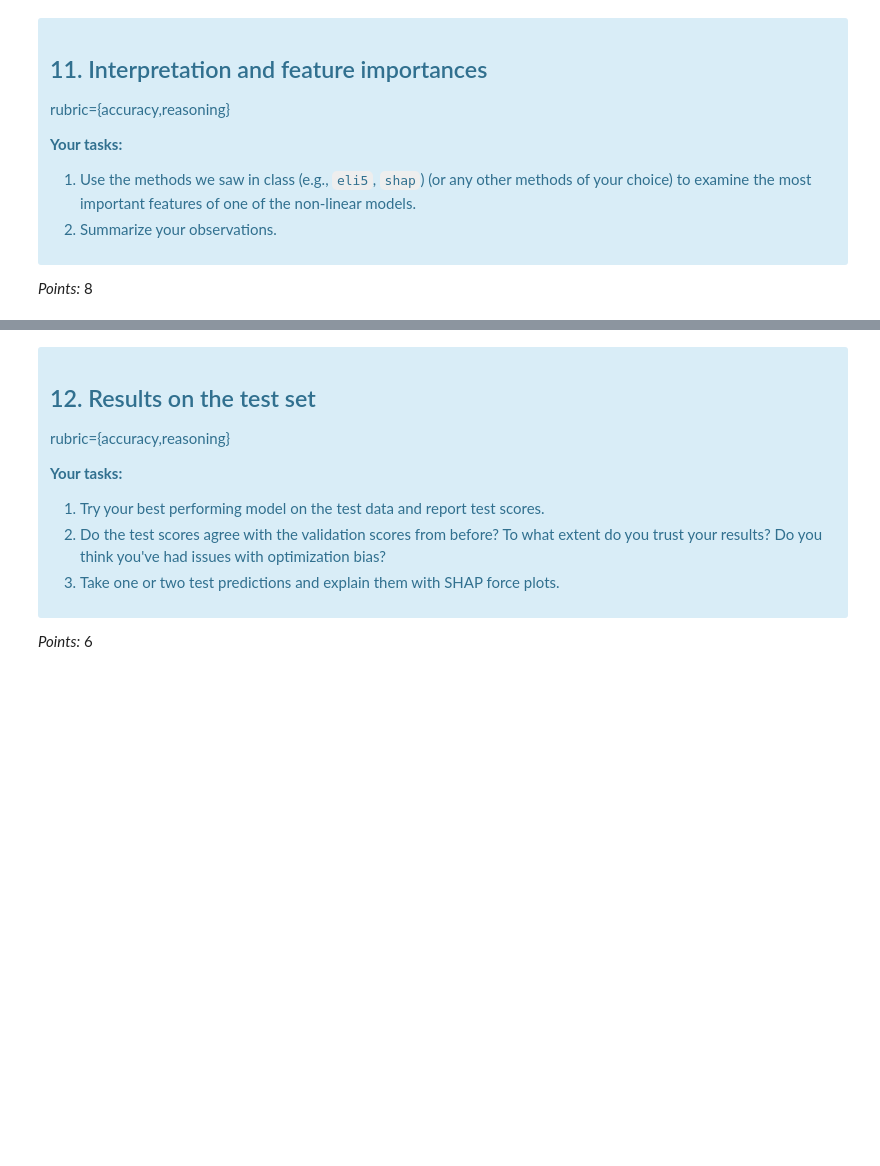
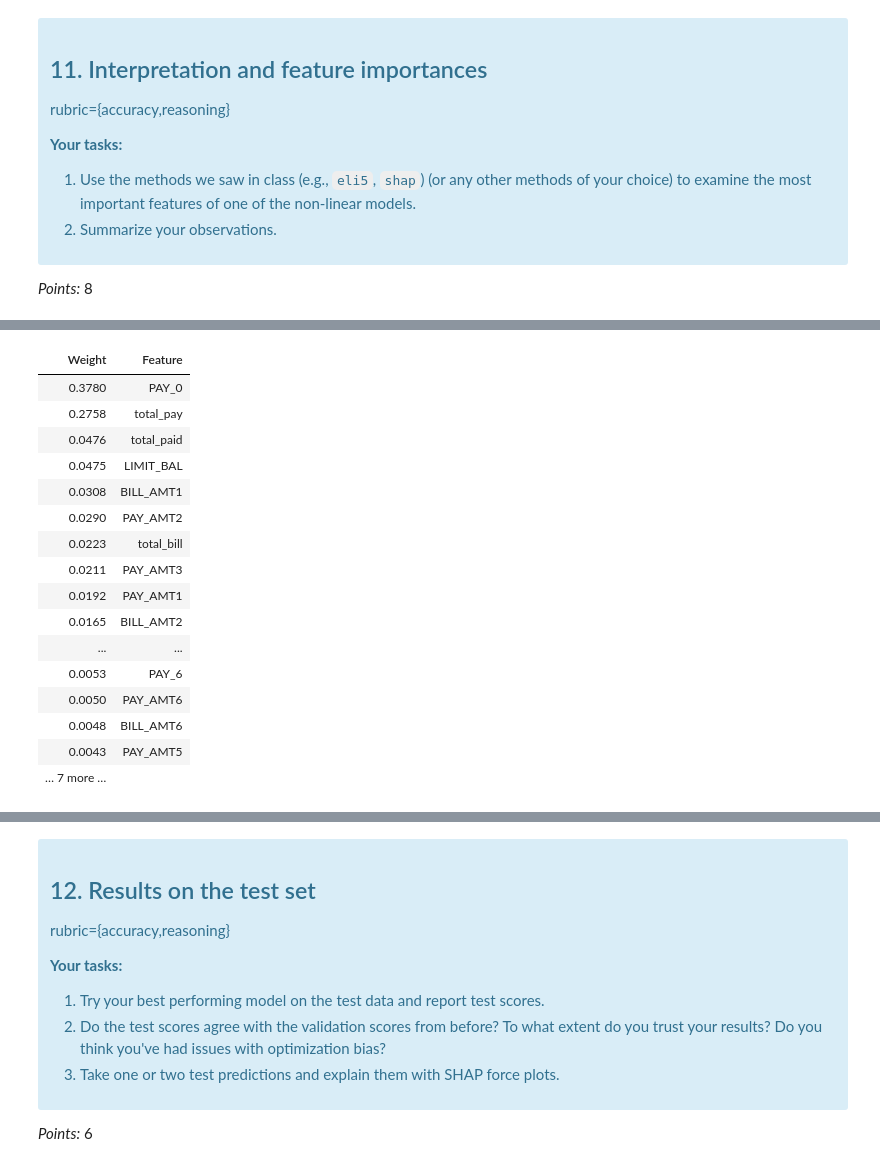
Before and after one commit to robindhillon1/creditcard_default, a Jupyter notebook: lab4.ipynb, the cells around one changed output, grey strips where cells are left out. Saved outputs shown, nothing was run; the diff lists cells and outputs as text; code cells hidden in the pictures; blank space fills up the shorter version.

```diff
--- a/lab4.ipynb
+++ b/lab4.ipynb
@@ -1117,0 +1132,22 @@ _Type your answer here, replacing this text._
+# %%
+import eli5
+
+eli5.explain_weights(random_search_LGBM.best_estimator_)
+# %% [output]
+| Weight | Feature |
+| 0.3780 | PAY_0 |
+| 0.2758 | total_pay |
+| 0.0476 | total_paid |
+| 0.0475 | LIMIT_BAL |
+| 0.0308 | BILL_AMT1 |
+| 0.0290 | PAY_AMT2 |
+| 0.0223 | total_bill |
+| 0.0211 | PAY_AMT3 |
+| 0.0192 | PAY_AMT1 |
+| 0.0165 | BILL_AMT2 |
+| ... | ... |
+| 0.0053 | PAY_6 |
+| 0.0050 | PAY_AMT6 |
+| 0.0048 | BILL_AMT6 |
+| 0.0043 | PAY_AMT5 |
+| … 7 more … |  |
```
Also changed, not shown: parts of 27 cells of this notebook.
